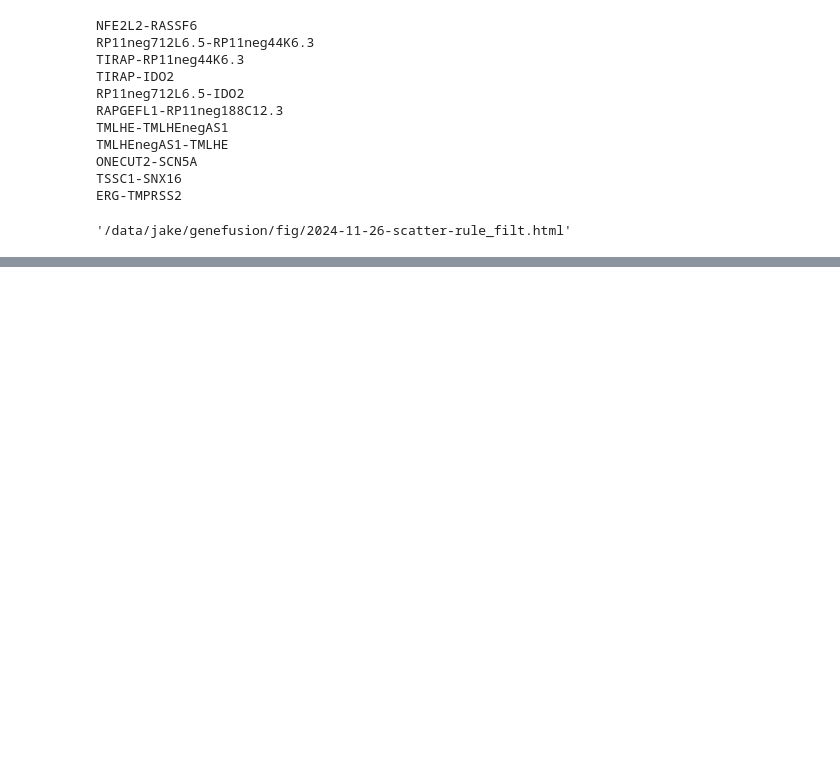
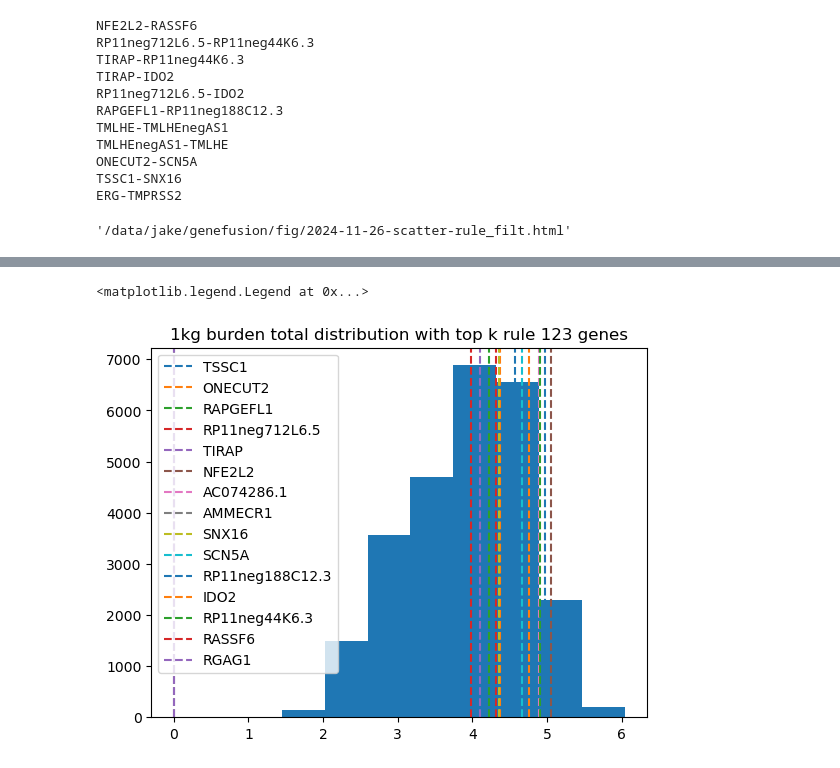
Before and after one commit to jakekrol/genefusion, a Jupyter notebook: scripts/python/prostate_analysis.ipynb, the cells around one changed output, grey strips where cells are left out. Saved outputs shown, nothing was run; the diff lists cells and outputs as text; code cells hidden in the pictures; blank space fills up the shorter version.

```diff
--- a/scripts/python/prostate_analysis.ipynb
+++ b/scripts/python/prostate_analysis.ipynb
@@ -2325,0 +2497,6 @@ LRRC4C-CLNK
+# %%
+X_rule3_topk = topk_df(X_rule3)
+X_rule3_topk = pd.DataFrame(X_rule3_topk)
+X_rule3_topk.sort_values('count', ascending=False, inplace=True)
+X_rule3_topk.reset_index(drop=True, inplace=True)
+X_rule3_topk
@@ -2354,0 +2599,5 @@ ERG-TMPRSS2
+# %%
+g_rule3 = pd.concat([X_rule3_topk['g_i'], X_rule3_topk['g_j']])
+g_rule3 = g_rule3.unique()
+g_rule3 = g_rule3.tolist()
+g_rule3
@@ -2354,0 +2620,9 @@ ERG-TMPRSS2
+# %%
+burden_total_rule3 = []
+for g in g_rule3:
+    # handle case where gene not in un-padded 1kg matrix
+    if g in df_1kg_burd_tot['gene'].values:
+        burden_total_rule3.append(lookup_total(df_1kg_burd_tot, g))
+    else:
+        burden_total_rule3.append(0)
+burden_total_rule3
@@ -2354,0 +2645,3 @@ ERG-TMPRSS2
+# %%
+burden_total_rule3 = list(map(lambda x: np.log10(x+1), burden_total_rule3))
+burden_total_rule3
@@ -2354,0 +2664,14 @@ ERG-TMPRSS2
+# %%
+df_1kg_burd_tot['log_count'].hist()
+cmap = plt.get_cmap('tab10')  # You can choose any colormap you like
+colors = cmap.colors
+color_map = {g: colors[i % len(colors)] for i, g in enumerate(g_rule3)}
+
+for g,bt in zip(g_rule3, burden_total_rule3):
+    plt.axvline(x=bt, color=color_map[g], linestyle='--')
+plt.title('1kg burden total distribution with top k rule 123 genes')
+plt.grid(False)
+plt.legend(g_rule3)
+# %% [output]
+<matplotlib.legend.Legend at 0x...>
+[figure, added]
```
Also changed, not shown: parts of 58 cells of this notebook.
